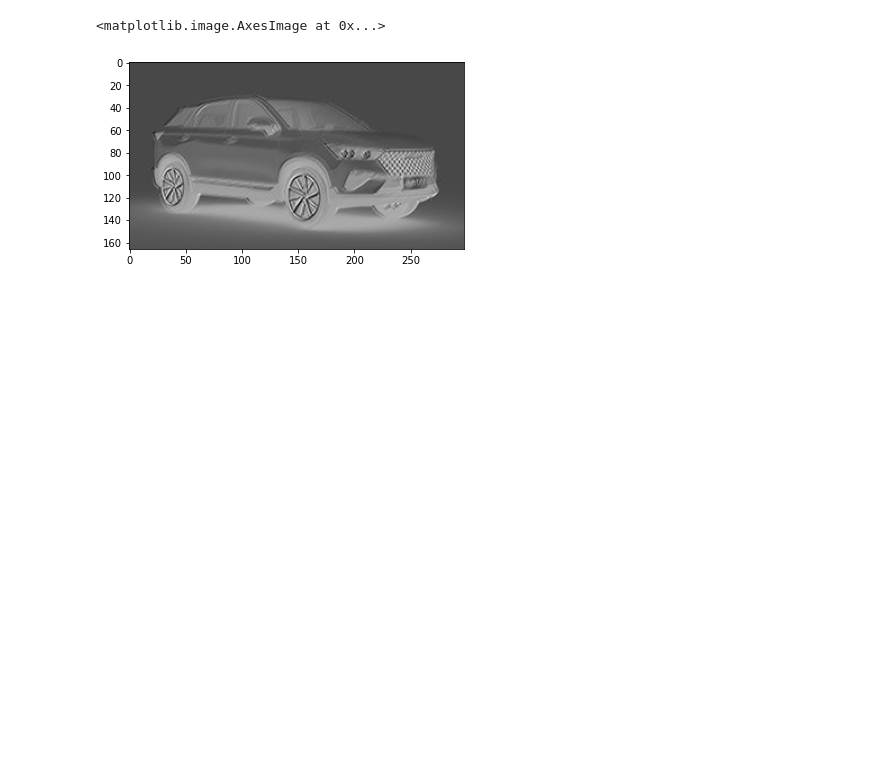
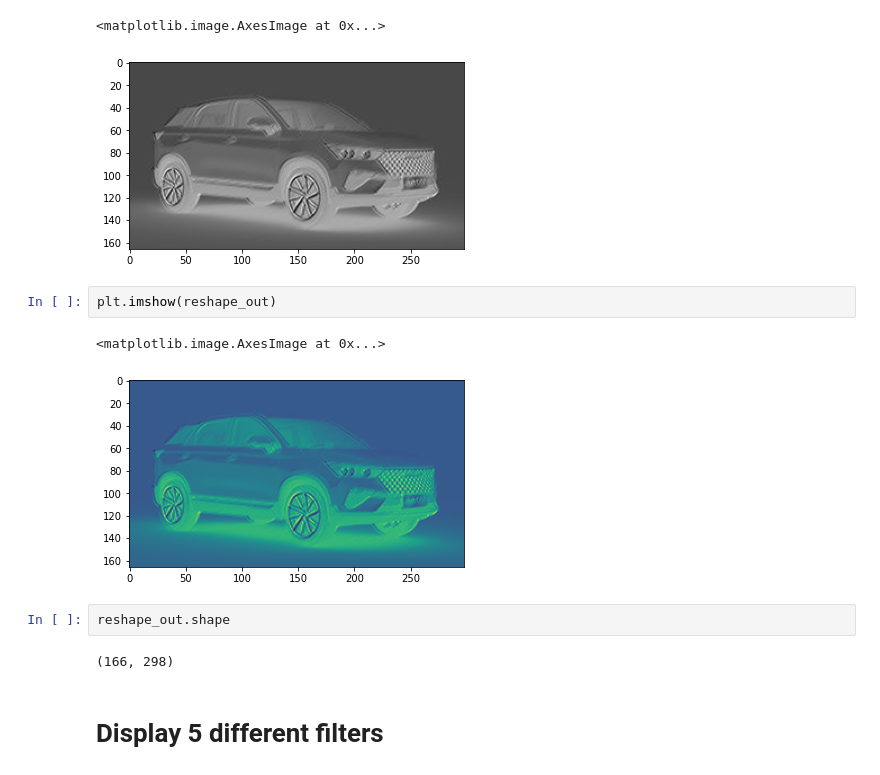
Before and after one commit to TUCchkul/ComputerVision-Object-Detection-and-Object-Tracking, a Jupyter notebook: CNN/CNN and Pooling.ipynb, the cells around one changed output. Saved outputs shown, nothing was run; the diff lists cells and outputs as text; blank space fills up the shorter version.

```diff
--- a/CNN/CNN and Pooling.ipynb
+++ b/CNN/CNN and Pooling.ipynb
@@ -128,3 +128,14 @@ plt.imshow(reshape_out, cmap="gray")
 # %% [output]
 <matplotlib.image.AxesImage at 0x...>
 [figure]
+# %%
+plt.imshow(reshape_out)
+# %% [output]
+<matplotlib.image.AxesImage at 0x...>
+[figure, added]
+# %%
+reshape_out.shape
+# %% [output]
+(166, 298)
+# %% [markdown]
+# Display 5 different filters
```
